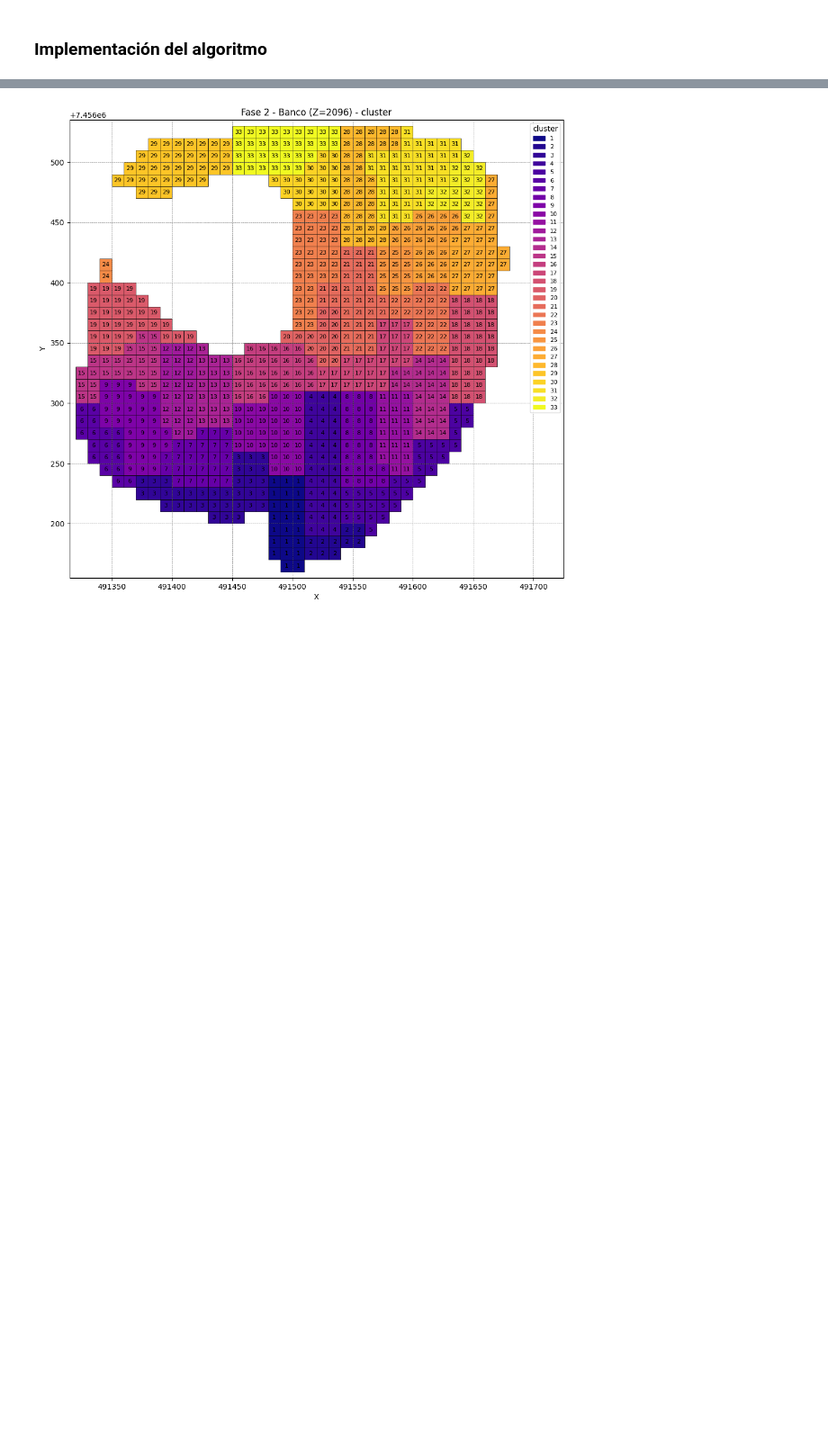
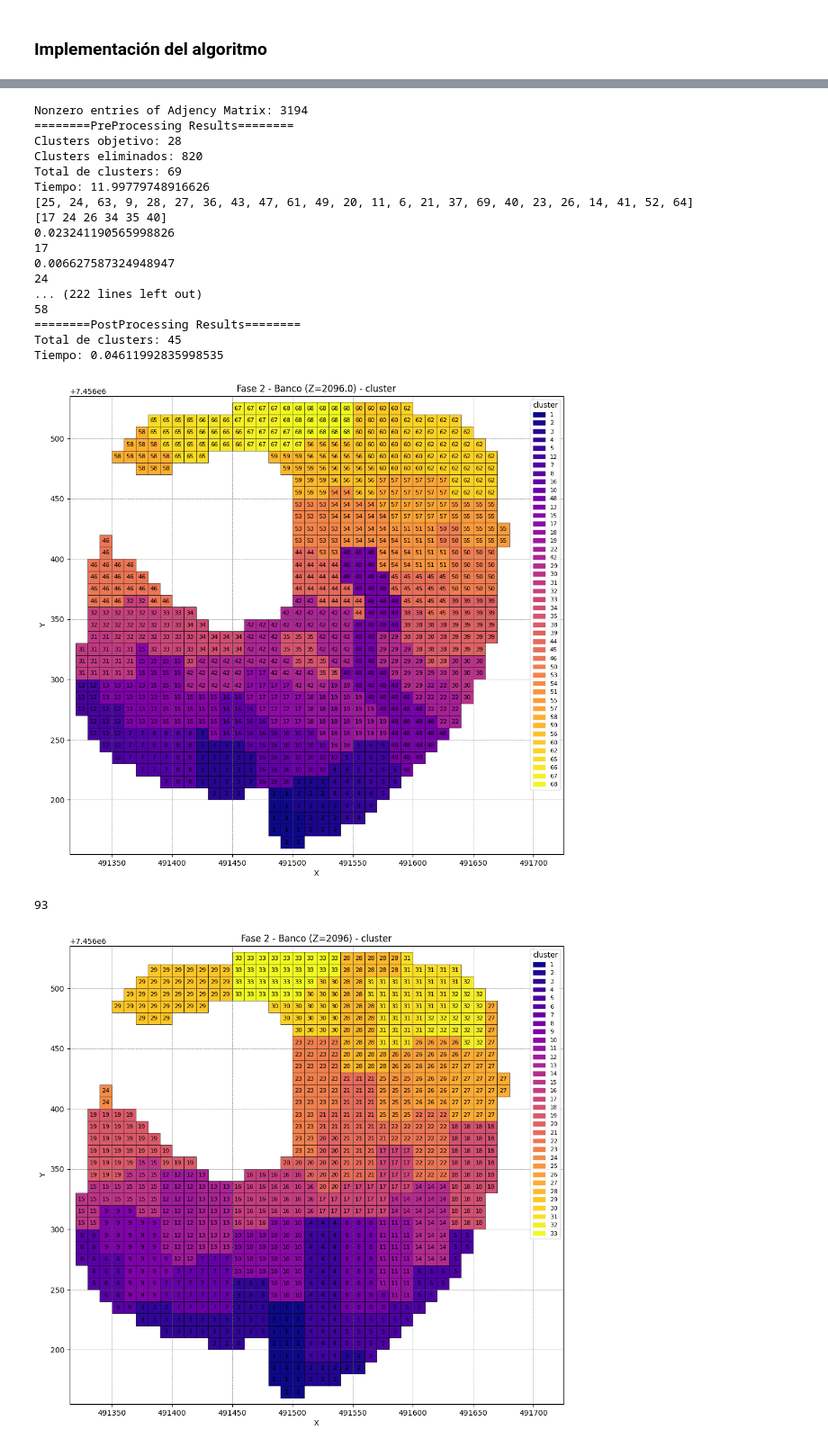
Before and after one commit to Felipe-Asbun-Torres/Laboratorio-2, a Jupyter notebook: ClusteringTabesh2013.ipynb, the cells around one changed output, grey strips where cells are left out. Shown at 90% size. Saved outputs shown, nothing was run; the diff lists cells and outputs as text; code cells hidden in the pictures; blank space fills up the shorter version.

```diff
--- a/ClusteringTabesh2013.ipynb
+++ b/ClusteringTabesh2013.ipynb
@@ -802,3 +992,35 @@ plot_fase_banco(fase_banco_tabesh, column_hue='cluster')
+# %%
+x_min = np.min(fase_banco['x'].values)-10
+y_min = np.min(fase_banco['y'].values)-10
+x_max = np.max(fase_banco['x'].values)+10
+y_max = np.max(fase_banco['y'].values)+10
+
+fb_salman = ClusteringSalman(fase_banco, Tabesh=True, PostProcessing=True, directional_mining=True, P_inicio=(x_min, y_min), P_final=(x_max, y_max))[0]
+
+plot_fase_banco(fb_salman, column_hue='cluster', xsize=10, ysize=10)
+# %% [output]
+Nonzero entries of Adjency Matrix: 3194
+========PreProcessing Results========
+Clusters objetivo: 28
+Clusters eliminados: 820
+Total de clusters: 69
+Tiempo: 11.99779748916626
+[25, 24, 63, 9, 28, 27, 36, 43, 47, 61, 49, 20, 11, 6, 21, 37, 69, 40, 23, 26, 14, 41, 52, 64]
+[17 24 26 34 35 40]
+0.023241190565998826
+17
+0.006627587324948947
+24
+... (222 lines left out)
+58
+========PostProcessing Results========
+Total de clusters: 45
+Tiempo: 0.04611992835998535
+[figure, added]
+# %%
+len(fase_banco_tabesh.loc[fase_banco_tabesh['cluster']==44])
+# %% [output]
+93
 # %%
 plot_fase_banco(fase_banco_mine, column_hue='cluster')
 # %% [output]
```
Also changed, not shown: parts of 12 cells of this notebook, 1 other file.
